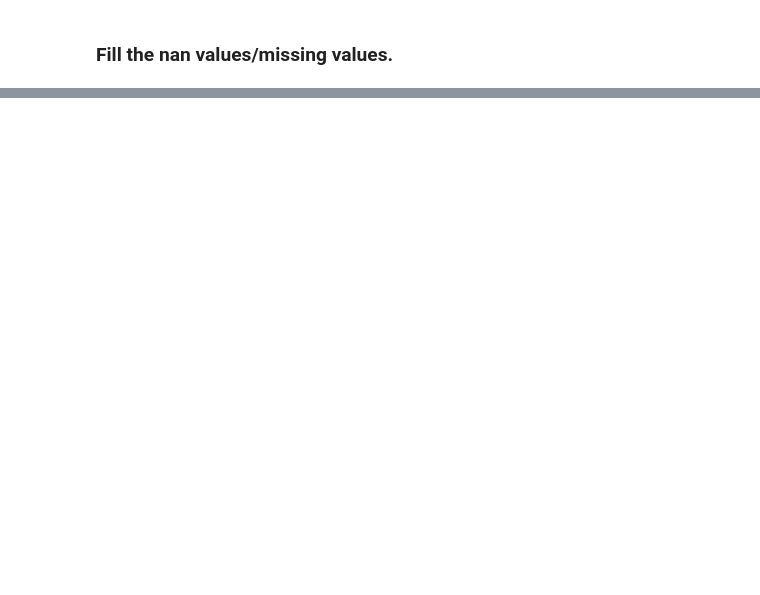
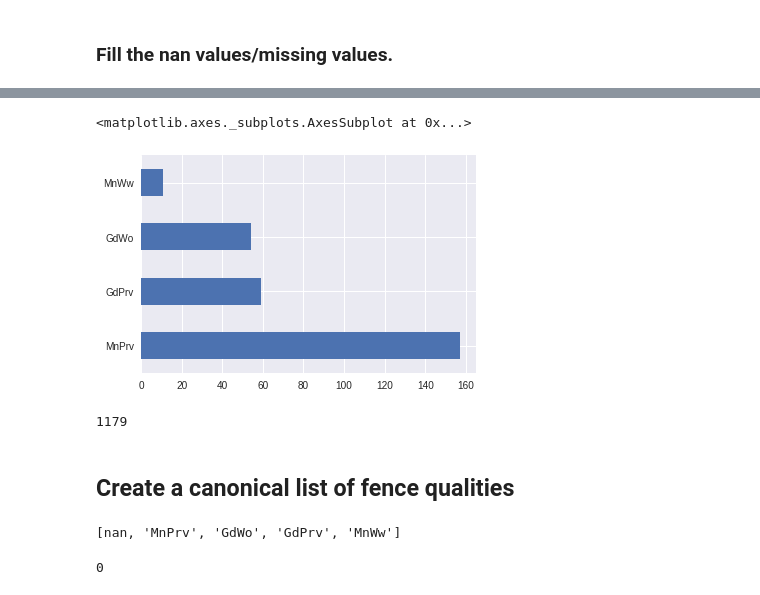
Before and after one commit to shammer83/Housing_pricing, a Jupyter notebook: ipynb/00 - Data_Cleaning.ipynb, the cells around one changed output, grey strips where cells are left out. Cells and saved outputs as stored; diff of their text form; code cells hidden in the pictures; blank space fills up the shorter version.

Commit message:
imputed Fence Feature

```diff
--- a/ipynb/00 - Data_Cleaning.ipynb
+++ b/ipynb/00 - Data_Cleaning.ipynb
@@ -128,0 +131,17 @@ for col in df_housing.columns:
+# %%
+from sklearn.neighbors import KNeighborsClassifier
+df_housing['Fence'].value_counts().plot(kind = 'barh')
+# %% [output]
+<matplotlib.axes._subplots.AxesSubplot at 0x...>
+[figure, added]
+# %%
+df_housing['Fence'].isnull().sum() # this is the number of null values in the fence feature
+# %% [output]
+1179
+# %% [markdown]
+## Create a canonical list of fence qualities
+# %%
+fences = df_housing['Fence'].unique().tolist()
+fences #list of all catagories
+# %% [output]
+[nan, 'MnPrv', 'GdWo', 'GdPrv', 'MnWw']
@@ -128,0 +151,4 @@ for col in df_housing.columns:
+# %%
+dummied.isnull().sum().sum()
+# %% [output]
+0
```
Also changed, not shown: parts of 38 cells of this notebook, 1 other file.
